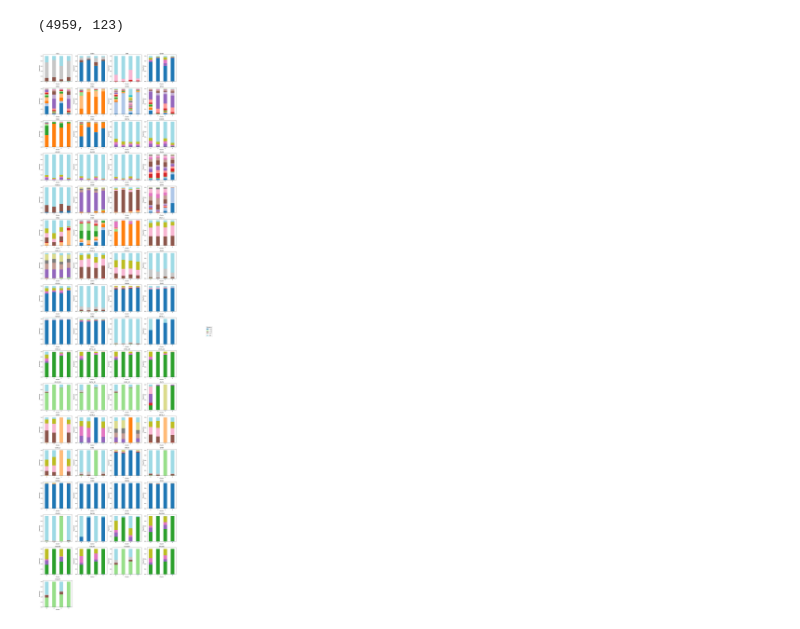
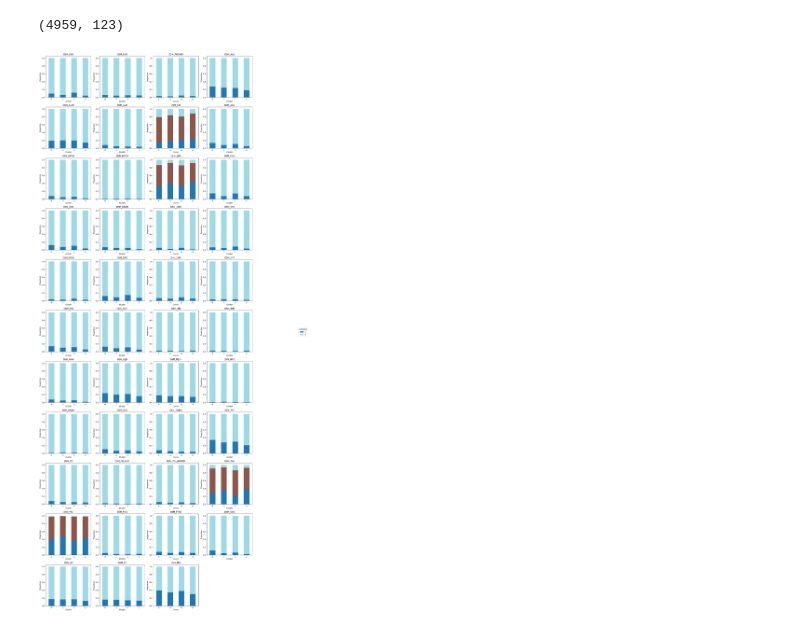
Before and after one commit to samroska/milestone-2-siads-696, a Jupyter notebook: data-explore.ipynb, the cells around one changed output. Drawn from its saved outputs; the diff is of its cells as text; code cells hidden in the pictures.

Commit message:
refactor: update the list to be the disanosis

```diff
--- a/data-explore.ipynb
+++ b/data-explore.ipynb
@@ -90,30 +90,30 @@ cluster_df.shape
 #     plt.legend(title=feature, bbox_to_anchor=(1.05, 1), loc='upper left')
 # %%
 
-c_list = childhood()
+c_list = diagnosis()
 
 n_features = len(c_list)
 n_cols = 4
 n_rows = int(np.ceil(n_features / n_cols))
 
 fig, axes = plt.subplots(n_rows, n_cols, figsize=(5 * n_cols, 4 * n_rows))
 axes = axes.flatten()
 
 for i, feature in enumerate(c_list):
     ax = axes[i]
     crosstab = pd.crosstab(cluster_df['cluster'], cluster_df[feature], normalize='index')
     crosstab.plot(kind='bar', stacked=True, colormap='tab20', ax=ax, legend=False)
     ax.set_title(f"{feature}")
     ax.set_ylabel("Proportion")
     ax.set_xlabel("Cluster")
 
 for j in range(len(c_list), len(axes)):
     fig.delaxes(axes[j])
 
 handles, labels = ax.get_legend_handles_labels()
 fig.legend(handles, labels, title="Category", bbox_to_anchor=(1.02, 0.5), loc="center left")
 fig.tight_layout(rect=[0, 0, 0.85, 1])
 
 plt.show()
 # %% [output]
-[figure, old version]
+[figure, new version]
```
